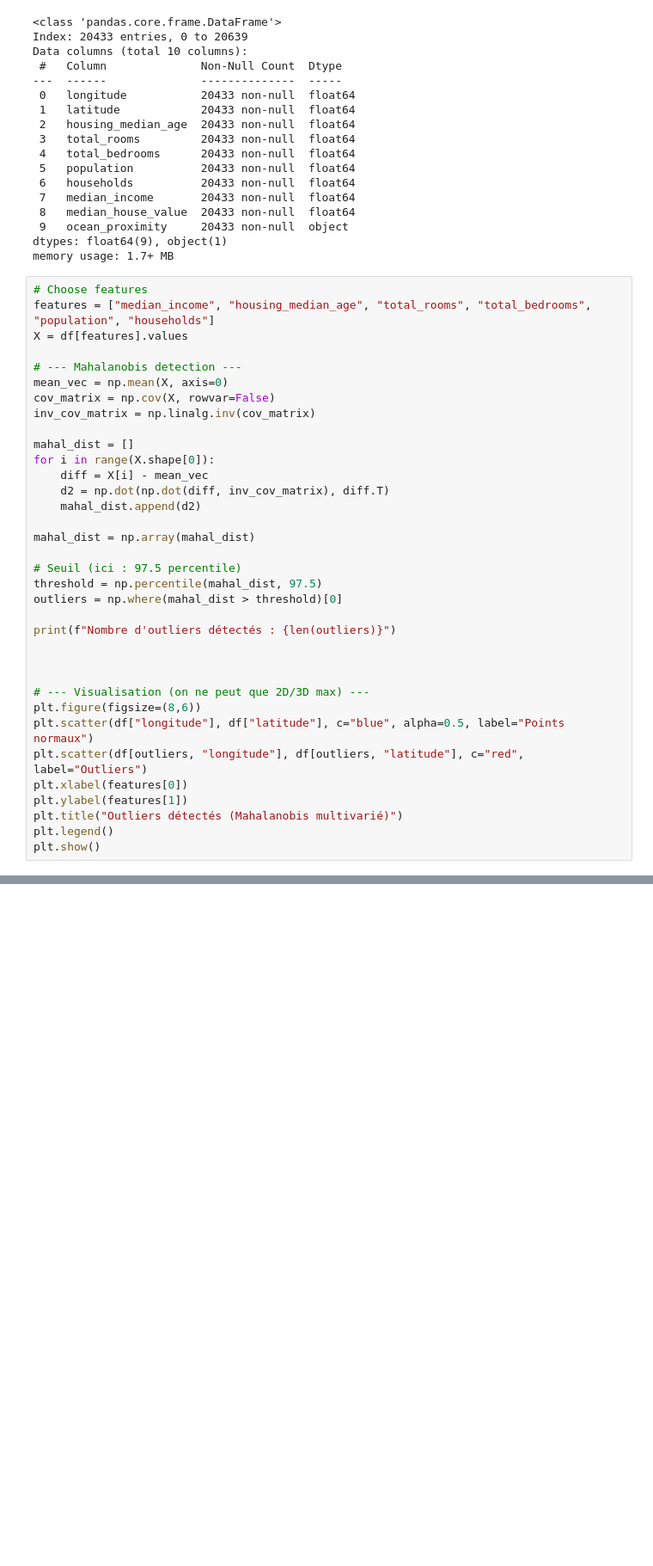
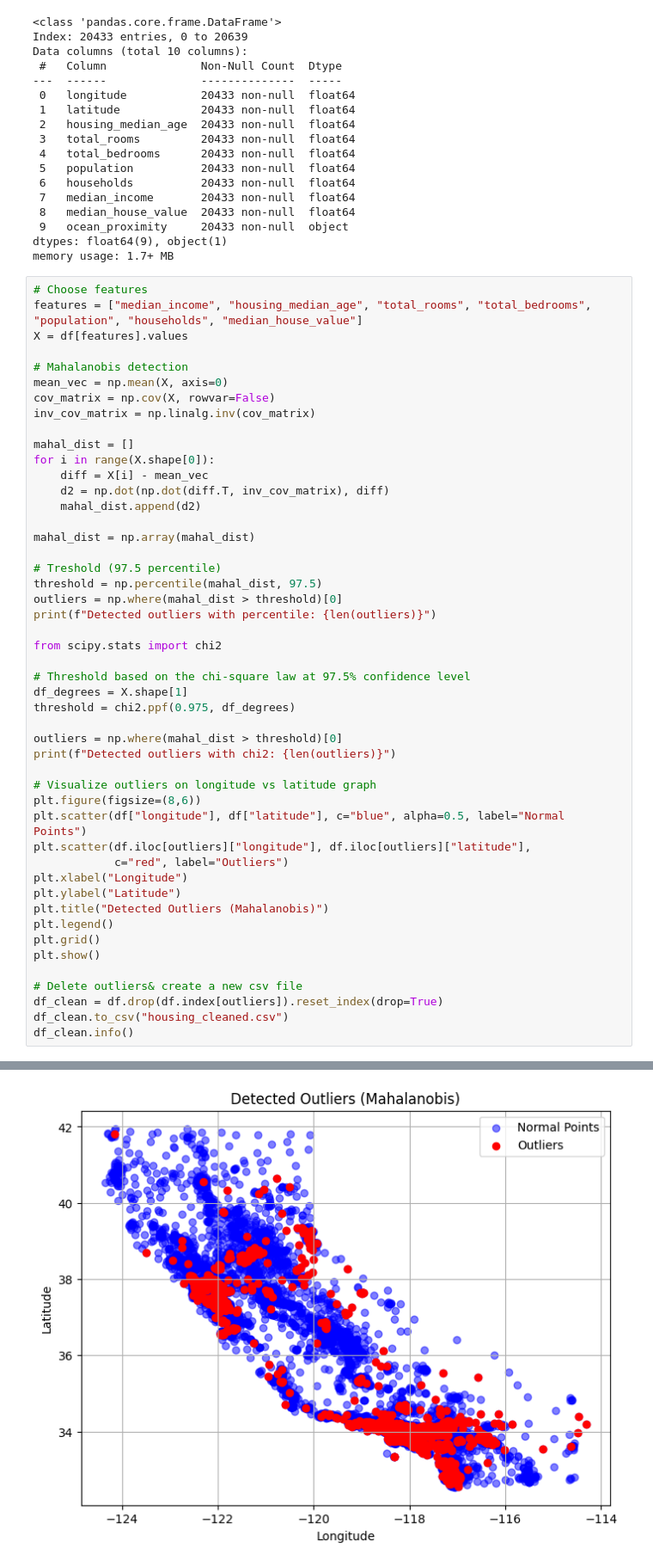
Before and after one commit to Mustapha-Koytcha/AI-Journey, a Jupyter notebook: Linear-Regression/Code/data_preprocessing.ipynb, the cells around one changed output, grey strips where cells are left out. Shown: that part at 86% size. Saved outputs shown, nothing was run; the diff lists cells and outputs as text; blank space fills up the shorter version.

```diff
--- a/Linear-Regression/Code/data_preprocessing.ipynb
+++ b/Linear-Regression/Code/data_preprocessing.ipynb
@@ -54,10 +53,10 @@ dtypes: float64(9), object(1)
 memory usage: 1.7+ MB
 # %%
 # Choose features
-features = ["median_income", "housing_median_age", "total_rooms", "total_bedrooms", "population", "households"]
+features = ["median_income", "housing_median_age", "total_rooms", "total_bedrooms", "population", "households", "median_house_value"]
 X = df[features].values
 
-# --- Mahalanobis detection ---
+# Mahalanobis detection
 mean_vec = np.mean(X, axis=0)
 cov_matrix = np.cov(X, rowvar=False)
 inv_cov_matrix = np.linalg.inv(cov_matrix)
@@ -65,26 +64,39 @@ inv_cov_matrix = np.linalg.inv(cov_matrix)
 mahal_dist = []
 for i in range(X.shape[0]):
     diff = X[i] - mean_vec
-    d2 = np.dot(np.dot(diff, inv_cov_matrix), diff.T)
+    d2 = np.dot(np.dot(diff.T, inv_cov_matrix), diff)
     mahal_dist.append(d2)
 
 mahal_dist = np.array(mahal_dist)
 
-# Seuil (ici : 97.5 percentile)
+# Treshold (97.5 percentile)
 threshold = np.percentile(mahal_dist, 97.5)
 outliers = np.where(mahal_dist > threshold)[0]
+print(f"Detected outliers with percentile: {len(outliers)}")
 
-print(f"Nombre d'outliers détectés : {len(outliers)}")
+from scipy.stats import chi2
 
+# Threshold based on the chi-square law at 97.5% confidence level
+df_degrees = X.shape[1]
+threshold = chi2.ppf(0.975, df_degrees)
 
+outliers = np.where(mahal_dist > threshold)[0]
+print(f"Detected outliers with chi2: {len(outliers)}")
 
-# --- Visualisation (on ne peut que 2D/3D max) ---
+# Visualize outliers on longitude vs latitude graph
 plt.figure(figsize=(8,6))
-plt.scatter(df["longitude"], df["latitude"], c="blue", alpha=0.5, label="Points normaux")
-plt.scatter(df[outliers, "longitude"], df[outliers, "latitude"], c="red", label="Outliers")
-plt.xlabel(features[0])
-plt.ylabel(features[1])
-plt.title("Outliers détectés (Mahalanobis multivarié)")
+plt.scatter(df["longitude"], df["latitude"], c="blue", alpha=0.5, label="Normal Points")
+plt.scatter(df.iloc[outliers]["longitude"], df.iloc[outliers]["latitude"],
+            c="red", label="Outliers")
+plt.xlabel("Longitude")
+plt.ylabel("Latitude")
+plt.title("Detected Outliers (Mahalanobis)")
 plt.legend()
+plt.grid()
 plt.show()
+
+# Delete outliers& create a new csv file
+df_clean = df.drop(df.index[outliers]).reset_index(drop=True)
+df_clean.to_csv("housing_cleaned.csv")
+df_clean.info()
 # %% [output]
@@ -91,0 +105 @@ Nombre d'outliers détectés : 511
+[figure, new version]
```
Also changed, not shown: parts of 3 cells of this notebook, 2 other files.
